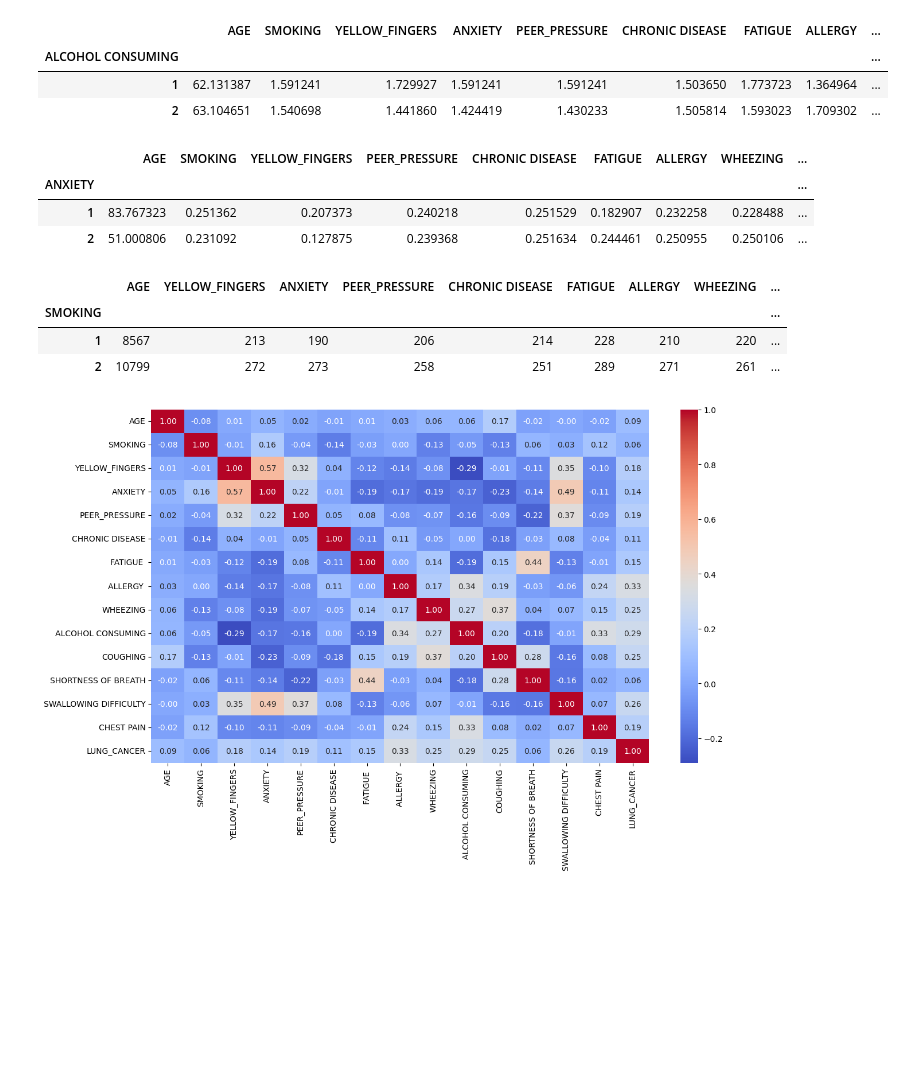
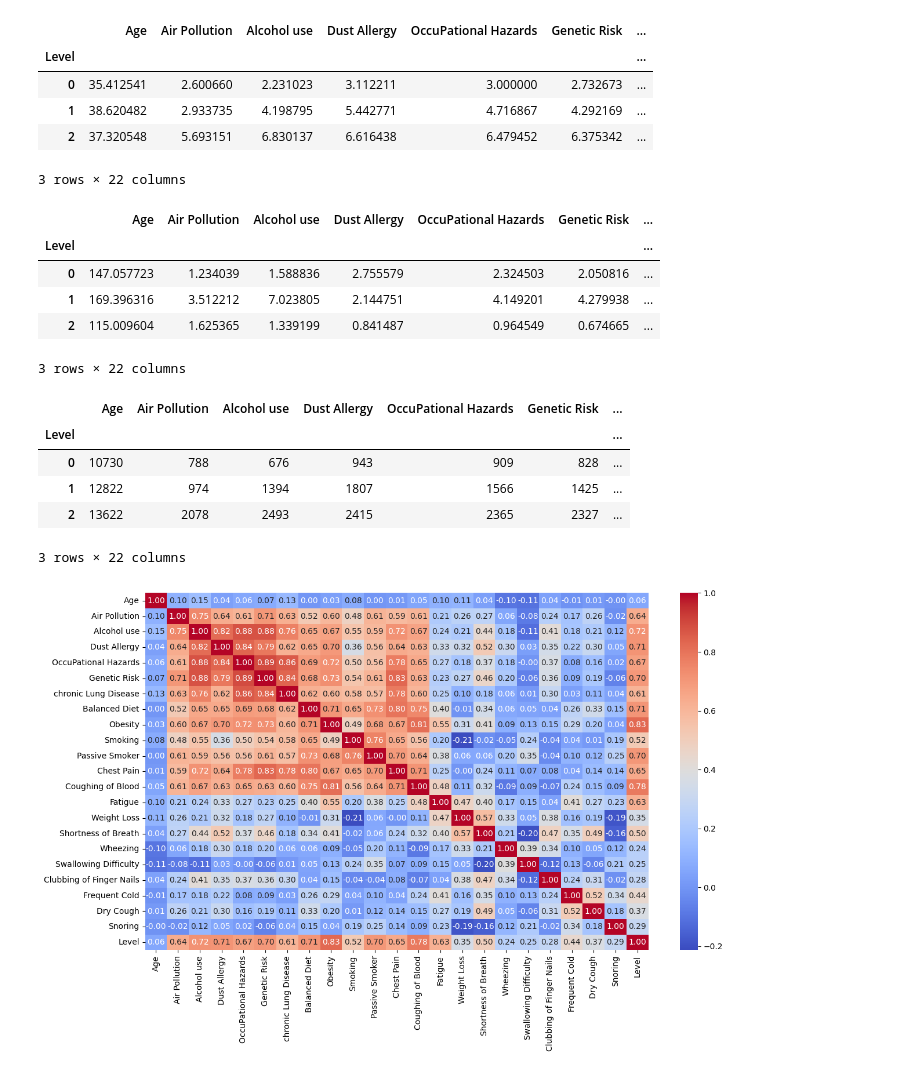
Before and after one commit to yhw1737/LungCancerPrediction, a Jupyter notebook: cancer.ipynb, the cells around one changed output. Cells and saved outputs as stored; diff of their text form; code cells hidden in the pictures; blank space fills up the shorter version.

```diff
--- a/cancer.ipynb
+++ b/cancer.ipynb
@@ -28,0 +9,9 @@ df
+# %%
+df = pd.read_csv('LUNGCANCER.csv')
+#drop labels that doesn't seem to be very helpful
+df = df.drop(labels=['index','Patient Id','Gender'], axis=1)
+#convert string type into float(int)
+df = df.replace('Low',0)
+df = df.replace('Medium',1)
+df = df.replace('High',2)
+df
@@ -29,29 +32,35 @@ df
 # %%
-df.groupby('ALCOHOL CONSUMING').mean()
+df.groupby('Level').mean()
 # %% [output]
-|  | AGE | SMOKING | YELLOW_FINGERS | ANXIETY | PEER_PRESSURE | CHRONIC DISEASE | FATIGUE | ALLERGY | ... |
-| ALCOHOL CONSUMING |  |  |  |  |  |  |  |  | ... |
-| 1 | 62.131387 | 1.591241 | 1.729927 | 1.591241 | 1.591241 | 1.503650 | 1.773723 | 1.364964 | ... |
-| 2 | 63.104651 | 1.540698 | 1.441860 | 1.424419 | 1.430233 | 1.505814 | 1.593023 | 1.709302 | ... |
+|  | Age | Air Pollution | Alcohol use | Dust Allergy | OccuPational Hazards | Genetic Risk | ... |
+| Level |  |  |  |  |  |  | ... |
+| 0 | 35.412541 | 2.600660 | 2.231023 | 3.112211 | 3.000000 | 2.732673 | ... |
+| 1 | 38.620482 | 2.933735 | 4.198795 | 5.442771 | 4.716867 | 4.292169 | ... |
+| 2 | 37.320548 | 5.693151 | 6.830137 | 6.616438 | 6.479452 | 6.375342 | ... |
+3 rows × 22 columns
 # %%
-df.groupby('ANXIETY').var()
+df.groupby('Level').var()
 # %% [output]
-|  | AGE | SMOKING | YELLOW_FINGERS | PEER_PRESSURE | CHRONIC DISEASE | FATIGUE | ALLERGY | WHEEZING | ... |
-| ANXIETY |  |  |  |  |  |  |  |  | ... |
-| 1 | 83.767323 | 0.251362 | 0.207373 | 0.240218 | 0.251529 | 0.182907 | 0.232258 | 0.228488 | ... |
-| 2 | 51.000806 | 0.231092 | 0.127875 | 0.239368 | 0.251634 | 0.244461 | 0.250955 | 0.250106 | ... |
+|  | Age | Air Pollution | Alcohol use | Dust Allergy | OccuPational Hazards | Genetic Risk | ... |
+| Level |  |  |  |  |  |  | ... |
+| 0 | 147.057723 | 1.234039 | 1.588836 | 2.755579 | 2.324503 | 2.050816 | ... |
+| 1 | 169.396316 | 3.512212 | 7.023805 | 2.144751 | 4.149201 | 4.279938 | ... |
+| 2 | 115.009604 | 1.625365 | 1.339199 | 0.841487 | 0.964549 | 0.674665 | ... |
+3 rows × 22 columns
 # %%
-df.groupby('SMOKING').sum()
+df.groupby('Level').sum()
 # %% [output]
-|  | AGE | YELLOW_FINGERS | ANXIETY | PEER_PRESSURE | CHRONIC DISEASE | FATIGUE | ALLERGY | WHEEZING | ... |
-| SMOKING |  |  |  |  |  |  |  |  | ... |
-| 1 | 8567 | 213 | 190 | 206 | 214 | 228 | 210 | 220 | ... |
-| 2 | 10799 | 272 | 273 | 258 | 251 | 289 | 271 | 261 | ... |
+|  | Age | Air Pollution | Alcohol use | Dust Allergy | OccuPational Hazards | Genetic Risk | ... |
+| Level |  |  |  |  |  |  | ... |
+| 0 | 10730 | 788 | 676 | 943 | 909 | 828 | ... |
+| 1 | 12822 | 974 | 1394 | 1807 | 1566 | 1425 | ... |
+| 2 | 13622 | 2078 | 2493 | 2415 | 2365 | 2327 | ... |
+3 rows × 22 columns
 # %%
 fig = plt.figure(figsize=(14, 8))
 corr = df.corr()
 seaborn.heatmap(corr, cmap='coolwarm', annot=True, fmt='.2f')
 plt.show()
 # %% [output]
-[figure, old version]
+[figure, new version]
 # %%
```
Also changed, not shown: parts of 5 cells of this notebook, 2 other files.
